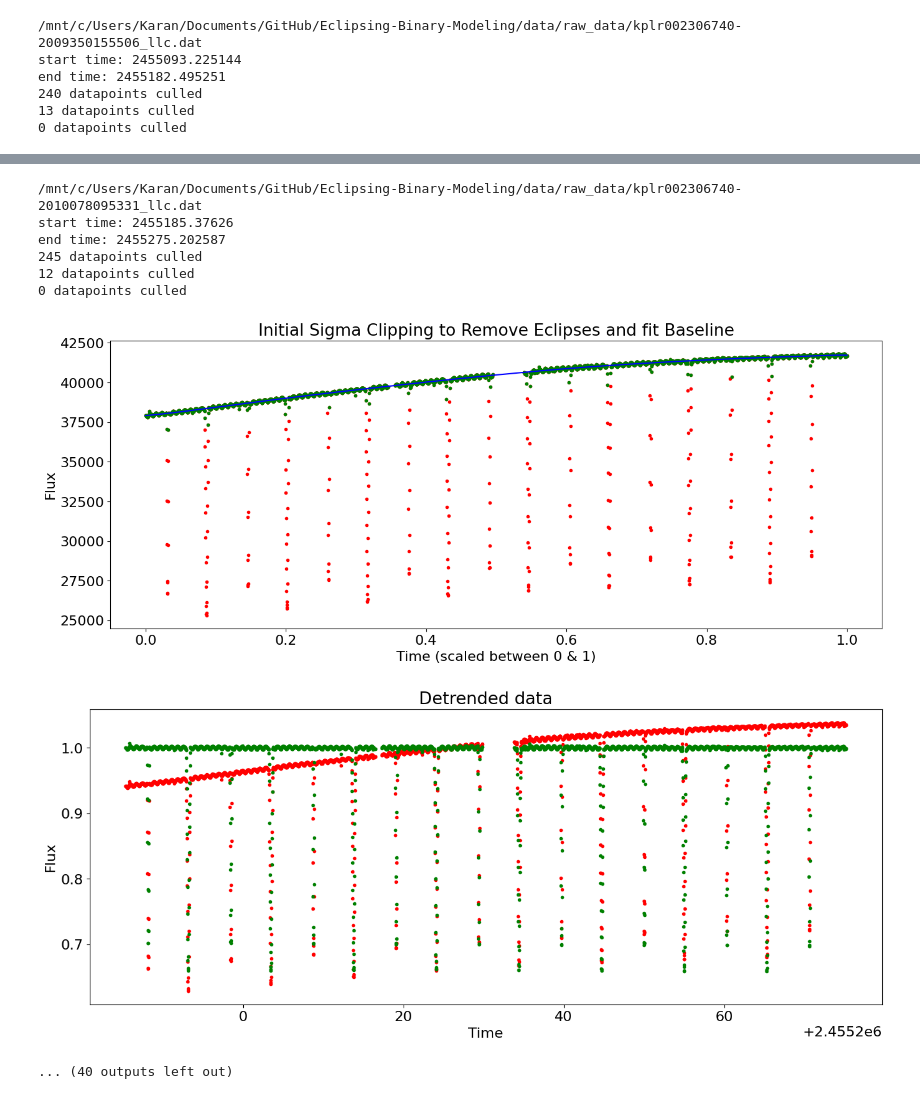
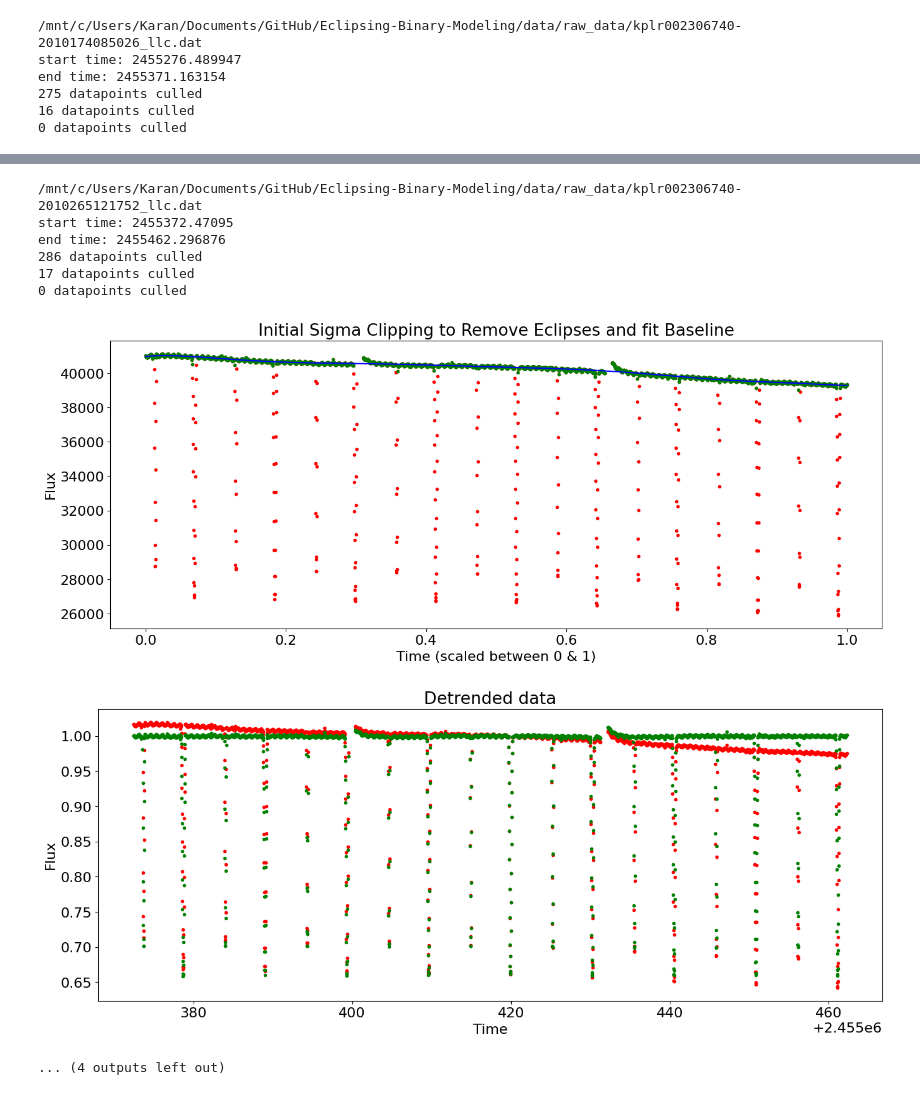
Before and after one commit to karanbt/EB-Modeling, a Jupyter notebook: notebook/detrend.ipynb, the cells around one changed output, grey strips where cells are left out. Cells and saved outputs as stored; diff of their text form; code cells hidden in the pictures.

Commit message:
detrended lc data of 6 quarters
Q3- Q8

```diff
--- a/notebook/detrend.ipynb
+++ b/notebook/detrend.ipynb
@@ -15,20 +15,15 @@ except:
 # %%
 obj = '2306'
 ztime = 2454967.39 # the time of first eclipse across all time
-period = 10.3
+period = 10
 
 order = 13
-xi_h = 2.0
-xi_l = 0.5
-final_xi_h = 1.0
-final_xi_l = 1.0
+xi_h = 1.5
+xi_l = 0.20
+final_xi_h = 0.8
+final_xi_l = 0.8
 
 files = '/mnt/c/Users/Karan/Documents/GitHub/Eclipsing-Binary-Modeling/data/raw_data'
-detrended = '/mnt/c/Users/Karan/Documents/GitHub/Eclipsing-Binary-Modeling/data' + obj + 'detrended.dat'
-# %%
-f = open(detrended, "w+")
-f.write('#BJD, flux, uncertainity')
-f.close()
 # %%
 def calc_baseline(d, init_sigma, order, xi_l, xi_h):
     '''
@@ -133,19 +128,19 @@ def detrend (data, order, xi_h, xi_l, ztime, period):
 
     return d
 # %%
-with open(detrended, 'w') as outfile:
+files_list = glob.glob((files + r"/kplr*dat"))
 
-    for i, file_name in enumerate (glob.glob((files + r"/kplr*dat"))):
-        print(file_name)
+for i, file_name in enumerate (files_list[2:7]):
+    print(file_name)
 
-        with open(file_name) as infile:
-            lc = np.loadtxt(infile)
-            all_data = detrend(lc, order, xi_h, xi_l, ztime, period)
+    with open(file_name) as infile:
+        lc = np.loadtxt(infile)
+        all_data = detrend(lc, order, xi_h, xi_l, ztime, period)
 
-            if (i == 0):
-                complete = all_data
-            else:
-                complete = np.append(complete, all_data, axis = 0)
+        if (i == 0):
+            complete = all_data
+        else:
+            complete = np.append(complete, all_data, axis = 0)
 
-    final, baseline = final_sigclip(complete, final_xi_l, final_xi_h)
+final, baseline = final_sigclip(complete, final_xi_l, final_xi_h)
 # %% [output]
@@ -169,6 +163,6 @@ end time: 2455091.467913
-/mnt/c/Users/Karan/Documents/GitHub/Eclipsing-Binary-Modeling/data/raw_data/kplr002306740-2009350155506_llc.dat
-start time: 2455093.225144
-end time: 2455182.495251
-240 datapoints culled
-13 datapoints culled
+/mnt/c/Users/Karan/Documents/GitHub/Eclipsing-Binary-Modeling/data/raw_data/kplr002306740-2010174085026_llc.dat
+start time: 2455276.489947
+end time: 2455371.163154
+275 datapoints culled
+16 datapoints culled
 0 datapoints culled
@@ -177,12 +171,12 @@ end time: 2455182.495251
-/mnt/c/Users/Karan/Documents/GitHub/Eclipsing-Binary-Modeling/data/raw_data/kplr002306740-2010078095331_llc.dat
-start time: 2455185.37626
-end time: 2455275.202587
-245 datapoints culled
-12 datapoints culled
+/mnt/c/Users/Karan/Documents/GitHub/Eclipsing-Binary-Modeling/data/raw_data/kplr002306740-2010265121752_llc.dat
+start time: 2455372.47095
+end time: 2455462.296876
+286 datapoints culled
+17 datapoints culled
 0 datapoints culled
-[figure, old version]
+[figure, new version]
-[figure, old version]
+[figure, new version]
-... (40 outputs left out)
+... (4 outputs left out)
 # %%
 arg = np.argsort(final[:,0])
 final = final[arg]
```
Also changed, not shown: parts of 7 cells of this notebook, 2 other files.
